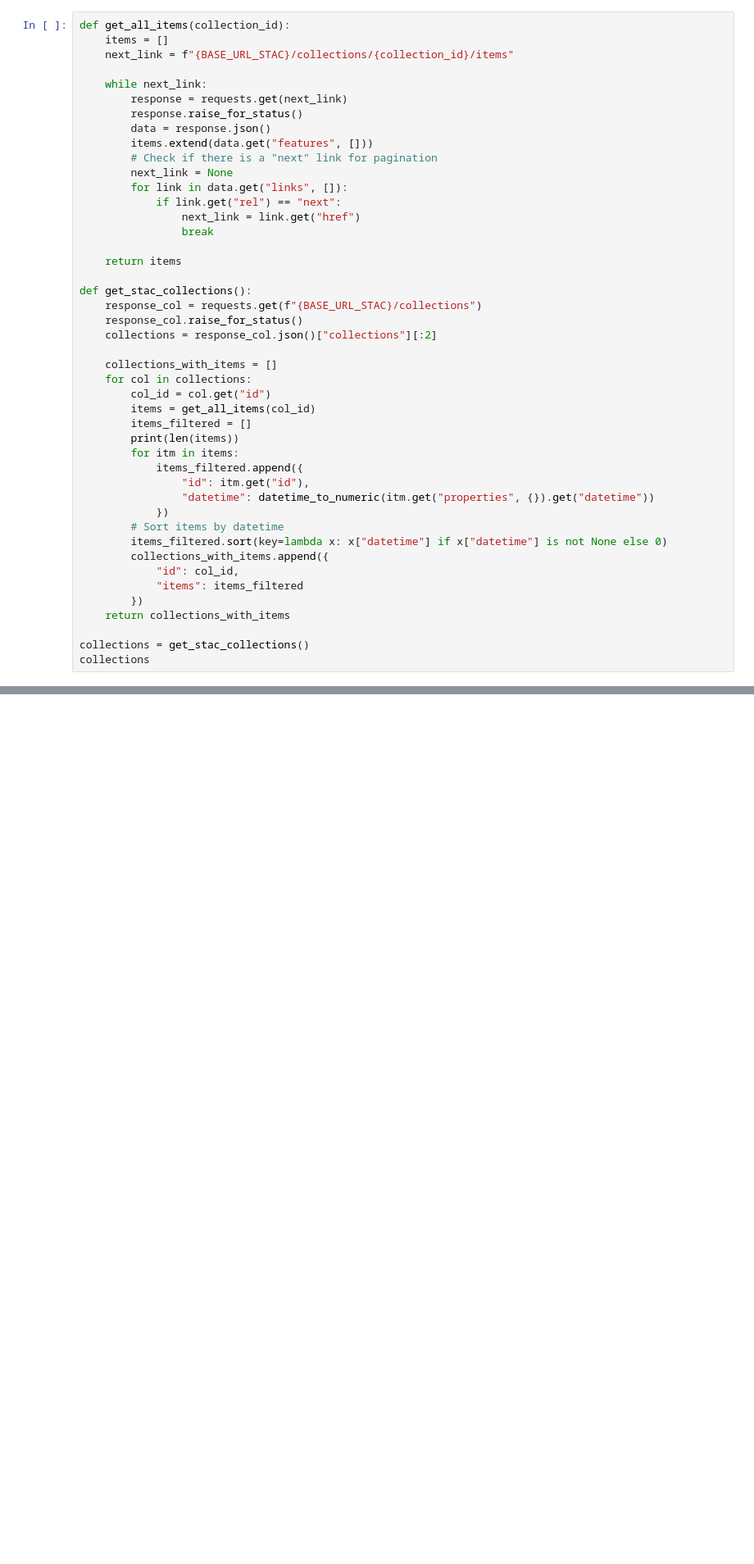
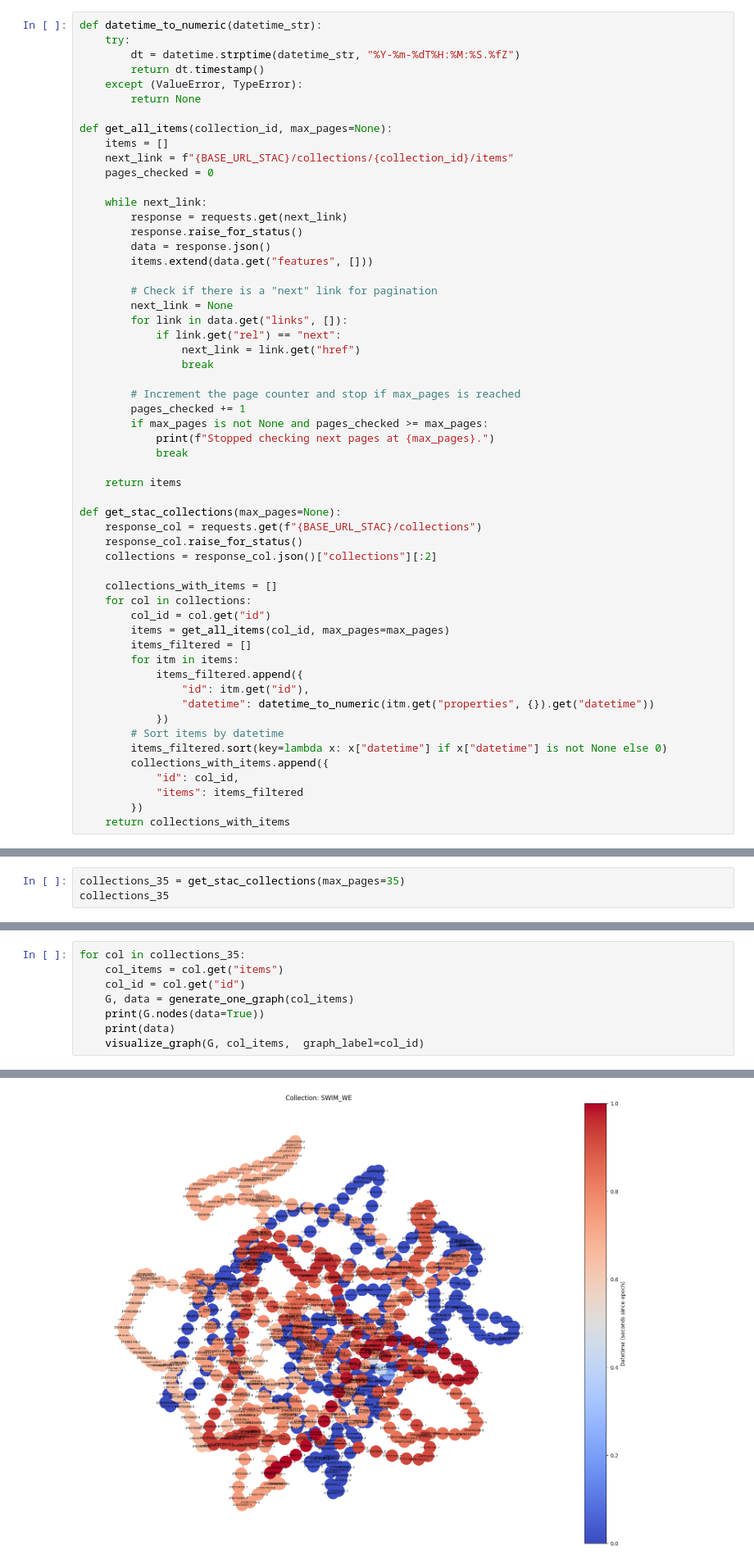
Before and after one commit to Yenyi5/geoinformationsdienste_2025, a Jupyter notebook: collection_similarity.ipynb, the cells around one changed output, grey strips where cells are left out. Shown at 82% size. Cells and saved outputs as stored; diff of their text form; blank space fills up the shorter version.

Commit message:
Create graph from collections

```diff
--- a/collection_similarity.ipynb
+++ b/collection_similarity.ipynb
@@ -22,13 +14,22 @@ def datetime_to_numeric(datetime_str):
 # %%
-def get_all_items(collection_id):
+def datetime_to_numeric(datetime_str):
+    try:
+        dt = datetime.strptime(datetime_str, "%Y-%m-%dT%H:%M:%S.%fZ")
+        return dt.timestamp()
+    except (ValueError, TypeError):
+        return None
+
+def get_all_items(collection_id, max_pages=None):
     items = []
     next_link = f"{BASE_URL_STAC}/collections/{collection_id}/items"
+    pages_checked = 0
 
     while next_link:
         response = requests.get(next_link)
         response.raise_for_status()
         data = response.json()
         items.extend(data.get("features", []))
+
         # Check if there is a "next" link for pagination
         next_link = None
         for link in data.get("links", []):
@@ -36,9 +37,15 @@ def get_all_items(collection_id):
                 next_link = link.get("href")
                 break
 
+        # Increment the page counter and stop if max_pages is reached
+        pages_checked += 1
+        if max_pages is not None and pages_checked >= max_pages:
+            print(f"Stopped checking next pages at {max_pages}.")
+            break
+
     return items
 
-def get_stac_collections():
+def get_stac_collections(max_pages=None):
     response_col = requests.get(f"{BASE_URL_STAC}/collections")
     response_col.raise_for_status()
     collections = response_col.json()["collections"][:2]
@@ -46,9 +53,8 @@ def get_stac_collections():
     collections_with_items = []
     for col in collections:
         col_id = col.get("id")
-        items = get_all_items(col_id)
+        items = get_all_items(col_id, max_pages=max_pages)
         items_filtered = []
-        print(len(items))
         for itm in items:
             items_filtered.append({
                 "id": itm.get("id"),
@@ -61,6 +67,3 @@ def get_stac_collections():
             "items": items_filtered
         })
     return collections_with_items
-
-collections = get_stac_collections()
-collections
@@ -160,0 +70,3 @@ visualize_graph(G,  graph_label=data.y.item())
+# %%
+collections_35 = get_stac_collections(max_pages=35)
+collections_35
@@ -160,0 +152,9 @@ visualize_graph(G,  graph_label=data.y.item())
+# %%
+for col in collections_35:
+    col_items = col.get("items")
+    col_id = col.get("id")
+    G, data = generate_one_graph(col_items)
+    print(G.nodes(data=True))
+    print(data)
+    visualize_graph(G, col_items,  graph_label=col_id)
+# %% [output]
@@ -160,0 +164 @@ visualize_graph(G,  graph_label=data.y.item())
+[figure, added]
```
Also changed, not shown: parts of 6 cells of this notebook.
